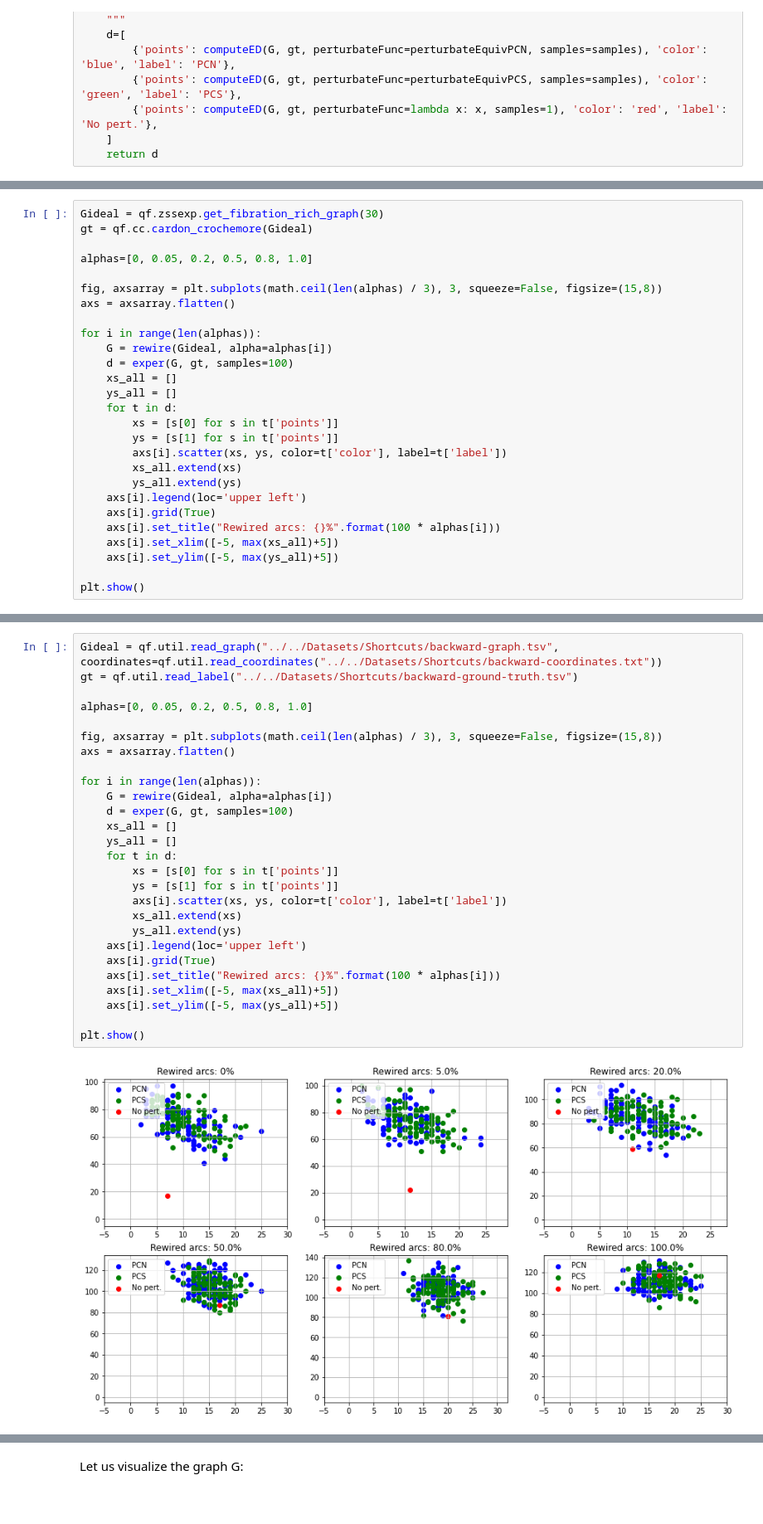
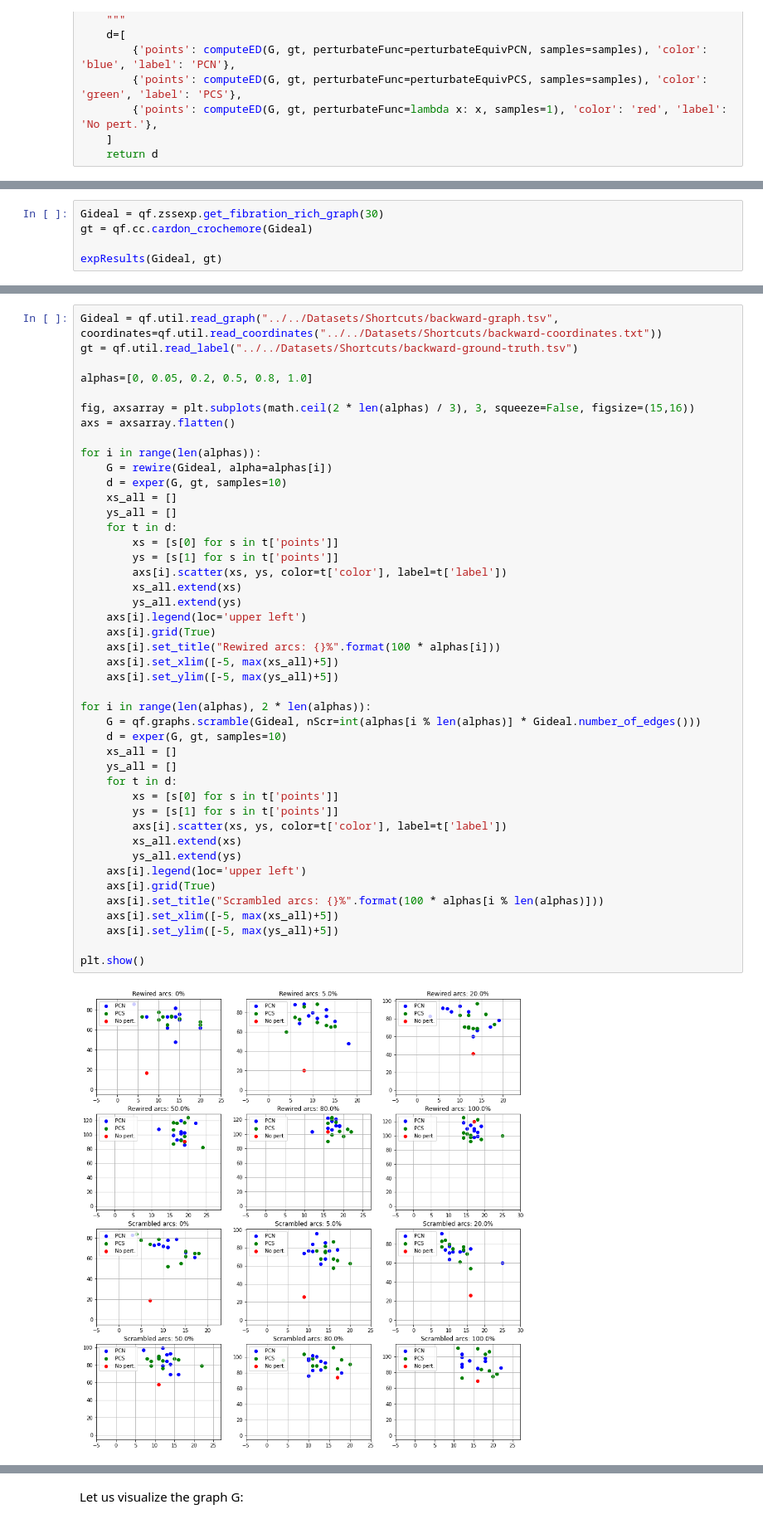
Before and after one commit to boldip/qf, a Jupyter notebook: src/evol-exp.ipynb, the cells around one changed output, grey strips where cells are left out. Shown at 83% size. Saved outputs shown, nothing was run; the diff lists cells and outputs as text; blank space fills up the shorter version.

```diff
--- a/src/evol-exp.ipynb
+++ b/src/evol-exp.ipynb
@@ -98,27 +131,5 @@ def exper(G, gt, samples=10):
 Gideal = qf.zssexp.get_fibration_rich_graph(30)
 gt = qf.cc.cardon_crochemore(Gideal)
 
-alphas=[0, 0.05, 0.2, 0.5, 0.8, 1.0]
-
-fig, axsarray = plt.subplots(math.ceil(len(alphas) / 3), 3, squeeze=False, figsize=(15,8))
-axs = axsarray.flatten()
-
-for i in range(len(alphas)):
-    G = rewire(Gideal, alpha=alphas[i])
-    d = exper(G, gt, samples=100)
-    xs_all = []
-    ys_all = []
-    for t in d:
-        xs = [s[0] for s in t['points']]
-        ys = [s[1] for s in t['points']]
-        axs[i].scatter(xs, ys, color=t['color'], label=t['label'])
-        xs_all.extend(xs)
-        ys_all.extend(ys)
-    axs[i].legend(loc='upper left')
-    axs[i].grid(True)
-    axs[i].set_title("Rewired arcs: {}%".format(100 * alphas[i]))
-    axs[i].set_xlim([-5, max(xs_all)+5])
-    axs[i].set_ylim([-5, max(ys_all)+5])
-
-plt.show()
+expResults(Gideal, gt)
 # %% [output]
@@ -129,32 +140,49 @@ Result: nodes=31, arcs=210
 # %%
 Gideal = qf.util.read_graph("../../Datasets/Shortcuts/backward-graph.tsv", coordinates=qf.util.read_coordinates("../../Datasets/Shortcuts/backward-coordinates.txt"))
 gt = qf.util.read_label("../../Datasets/Shortcuts/backward-ground-truth.tsv")
 
 alphas=[0, 0.05, 0.2, 0.5, 0.8, 1.0]
 
-fig, axsarray = plt.subplots(math.ceil(len(alphas) / 3), 3, squeeze=False, figsize=(15,8))
+fig, axsarray = plt.subplots(math.ceil(2 * len(alphas) / 3), 3, squeeze=False, figsize=(15,16))
 axs = axsarray.flatten()
 
 for i in range(len(alphas)):
     G = rewire(Gideal, alpha=alphas[i])
-    d = exper(G, gt, samples=100)
+    d = exper(G, gt, samples=10)
     xs_all = []
     ys_all = []
     for t in d:
         xs = [s[0] for s in t['points']]
         ys = [s[1] for s in t['points']]
         axs[i].scatter(xs, ys, color=t['color'], label=t['label'])
         xs_all.extend(xs)
         ys_all.extend(ys)
     axs[i].legend(loc='upper left')
     axs[i].grid(True)
     axs[i].set_title("Rewired arcs: {}%".format(100 * alphas[i]))
     axs[i].set_xlim([-5, max(xs_all)+5])
     axs[i].set_ylim([-5, max(ys_all)+5])
 
+for i in range(len(alphas), 2 * len(alphas)):
+    G = qf.graphs.scramble(Gideal, nScr=int(alphas[i % len(alphas)] * Gideal.number_of_edges()))
+    d = exper(G, gt, samples=10)
+    xs_all = []
+    ys_all = []
+    for t in d:
+        xs = [s[0] for s in t['points']]
+        ys = [s[1] for s in t['points']]
+        axs[i].scatter(xs, ys, color=t['color'], label=t['label'])
+        xs_all.extend(xs)
+        ys_all.extend(ys)
+    axs[i].legend(loc='upper left')
+    axs[i].grid(True)
+    axs[i].set_title("Scrambled arcs: {}%".format(100 * alphas[i % len(alphas)]))
+    axs[i].set_xlim([-5, max(xs_all)+5])
+    axs[i].set_ylim([-5, max(ys_all)+5])
+
 plt.show()
 # %% [output]
-[figure, old version]
+[figure, new version]
 # %%
 Gideal = qf.util.read_graph("../../Datasets/Shortcuts/forward-graph.tsv", coordinates=qf.util.read_coordinates("../../Datasets/Shortcuts/forward-coordinates.txt"))
 gt = qf.util.read_label("../../Datasets/Shortcuts/forward-ground-truth.tsv")
```
Also changed, not shown: parts of 8 cells of this notebook.
